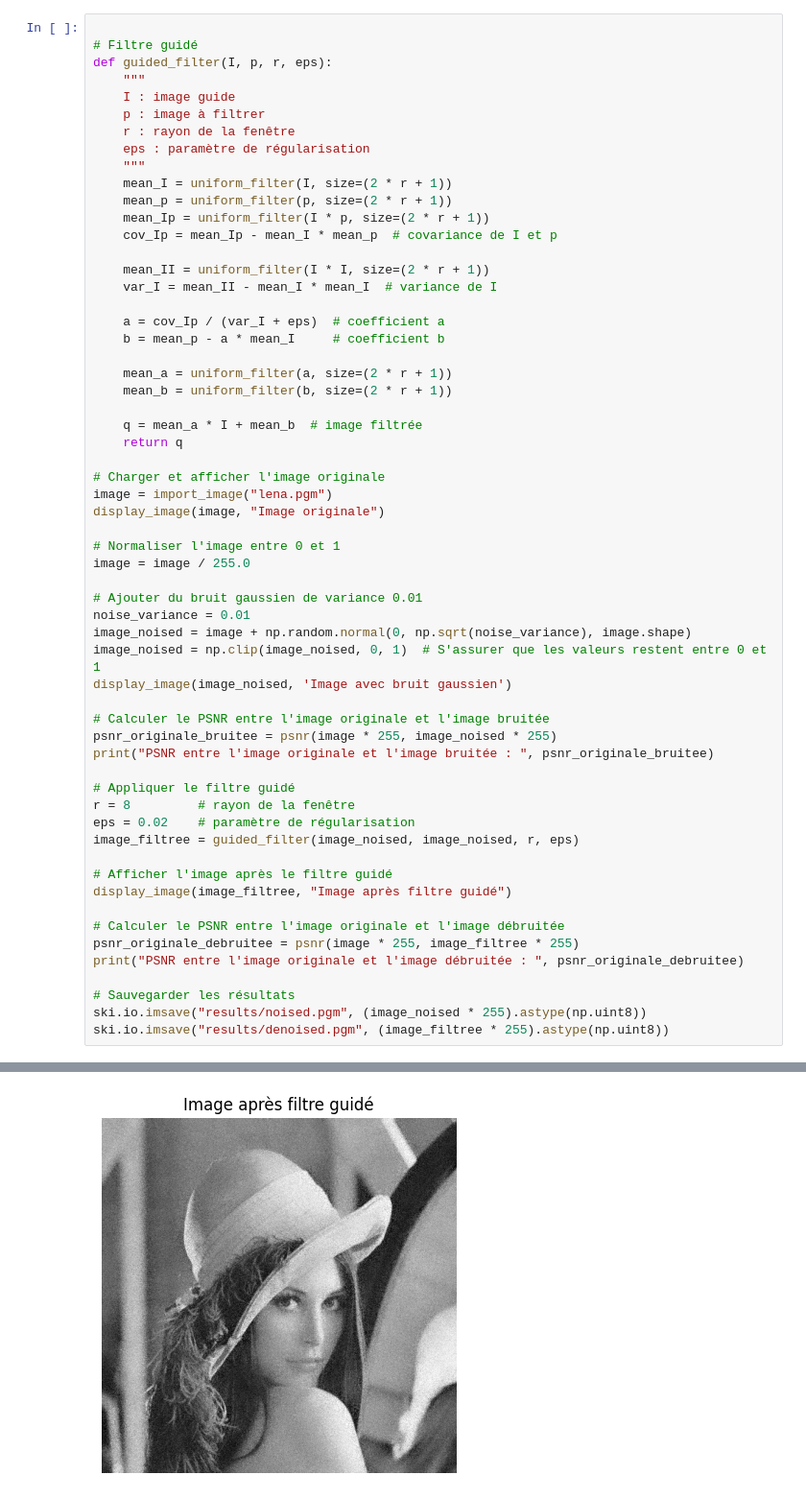
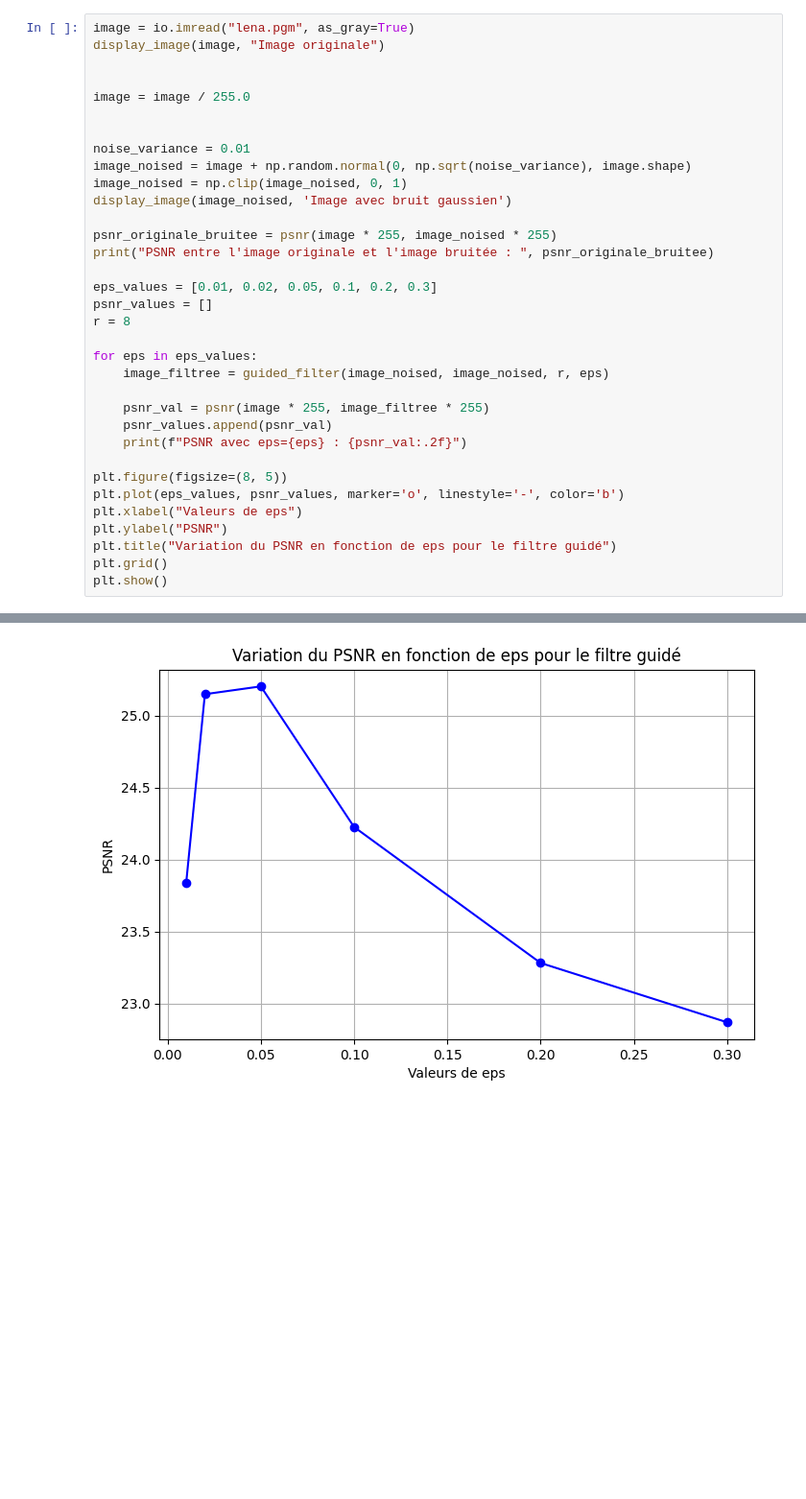
Before and after one commit to Adeper/Projet_Image, a Jupyter notebook: Code/Guide/guide.ipynb, the cells around one changed output, grey strips where cells are left out. Shown at 96% size. Cells and saved outputs as stored; diff of their text form; blank space fills up the shorter version.

Commit message:
guide+courbe

```diff
--- a/Code/Guide/guide.ipynb
+++ b/Code/Guide/guide.ipynb
@@ -40,62 +66,37 @@ def psnr(original_image, processed_image):
 # %%
-
-# Filtre guidé
-def guided_filter(I, p, r, eps):
-    """
-    I : image guide
-    p : image à filtrer
-    r : rayon de la fenêtre
-    eps : paramètre de régularisation
-    """
-    mean_I = uniform_filter(I, size=(2 * r + 1))
-    mean_p = uniform_filter(p, size=(2 * r + 1))
-    mean_Ip = uniform_filter(I * p, size=(2 * r + 1))
-    cov_Ip = mean_Ip - mean_I * mean_p  # covariance de I et p
-
-    mean_II = uniform_filter(I * I, size=(2 * r + 1))
-    var_I = mean_II - mean_I * mean_I  # variance de I
-
-    a = cov_Ip / (var_I + eps)  # coefficient a
-    b = mean_p - a * mean_I     # coefficient b
-
-    mean_a = uniform_filter(a, size=(2 * r + 1))
-    mean_b = uniform_filter(b, size=(2 * r + 1))
-
-    q = mean_a * I + mean_b  # image filtrée
-    return q
-
-# Charger et afficher l'image originale
-image = import_image("lena.pgm")
+image = io.imread("lena.pgm", as_gray=True)
 display_image(image, "Image originale")
 
-# Normaliser l'image entre 0 et 1
+
 image = image / 255.0
 
-# Ajouter du bruit gaussien de variance 0.01
+
 noise_variance = 0.01
 image_noised = image + np.random.normal(0, np.sqrt(noise_variance), image.shape)
-image_noised = np.clip(image_noised, 0, 1)  # S'assurer que les valeurs restent entre 0 et 1
+image_noised = np.clip(image_noised, 0, 1)
 display_image(image_noised, 'Image avec bruit gaussien')
 
-# Calculer le PSNR entre l'image originale et l'image bruitée
 psnr_originale_bruitee = psnr(image * 255, image_noised * 255)
 print("PSNR entre l'image originale et l'image bruitée : ", psnr_originale_bruitee)
 
-# Appliquer le filtre guidé
-r = 8         # rayon de la fenêtre
-eps = 0.02    # paramètre de régularisation
-image_filtree = guided_filter(image_noised, image_noised, r, eps)
+eps_values = [0.01, 0.02, 0.05, 0.1, 0.2, 0.3]
+psnr_values = []
+r = 8
 
-# Afficher l'image après le filtre guidé
-display_image(image_filtree, "Image après filtre guidé")
+for eps in eps_values:
+    image_filtree = guided_filter(image_noised, image_noised, r, eps)
 
-# Calculer le PSNR entre l'image originale et l'image débruitée
-psnr_originale_debruitee = psnr(image * 255, image_filtree * 255)
-print("PSNR entre l'image originale et l'image débruitée : ", psnr_originale_debruitee)
+    psnr_val = psnr(image * 255, image_filtree * 255)
+    psnr_values.append(psnr_val)
+    print(f"PSNR avec eps={eps} : {psnr_val:.2f}")
 
-# Sauvegarder les résultats
-ski.io.imsave("results/noised.pgm", (image_noised * 255).astype(np.uint8))
-ski.io.imsave("results/denoised.pgm", (image_filtree * 255).astype(np.uint8))
+plt.figure(figsize=(8, 5))
+plt.plot(eps_values, psnr_values, marker='o', linestyle='-', color='b')
+plt.xlabel("Valeurs de eps")
+plt.ylabel("PSNR")
+plt.title("Variation du PSNR en fonction de eps pour le filtre guidé")
+plt.grid()
+plt.show()
 # %% [output]
 [figure]
 [figure]
@@ -103 +110 @@ PSNR entre l'image originale et l'image bruitée :  20.093422952913343
-[figure, old version]
+[figure, new version]
```
Also changed, not shown: parts of 3 cells of this notebook.
